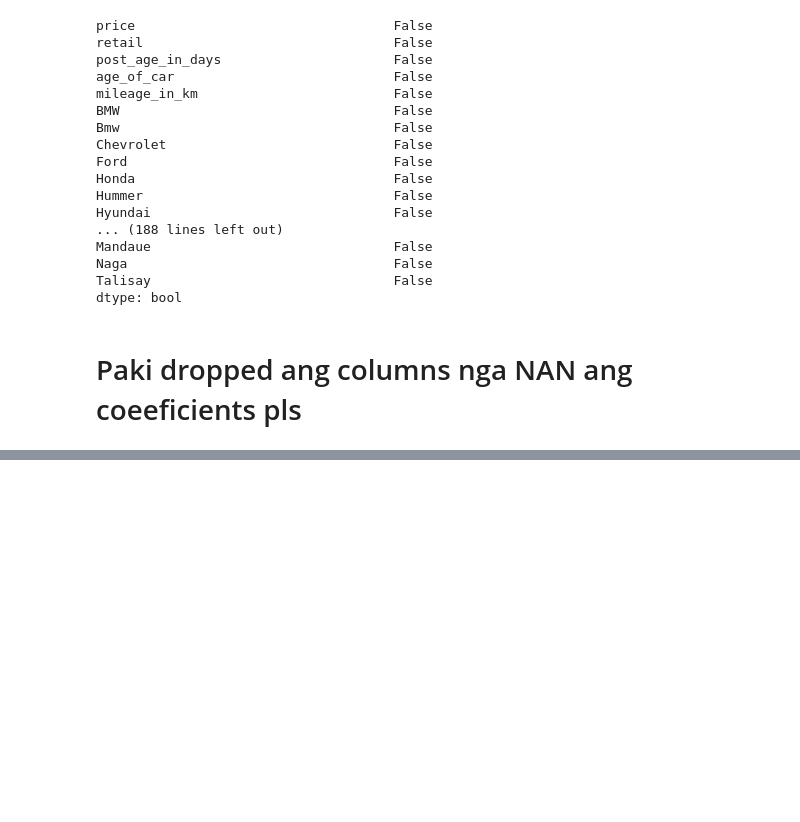
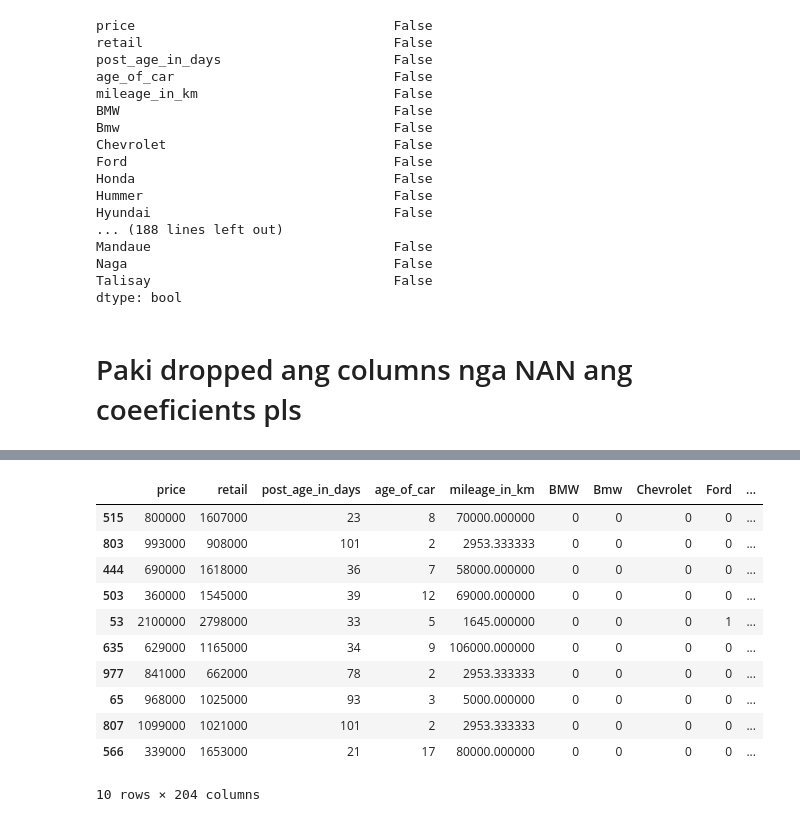
Before and after one commit to kaizerxcx/SecondHandCarsCebu, a Jupyter notebook: CarProject.ipynb, the cells around one changed output, grey strips where cells are left out. Cells and saved outputs as stored; diff of their text form; code cells hidden in the pictures; blank space fills up the shorter version.

```diff
--- a/CarProject.ipynb
+++ b/CarProject.ipynb
@@ -406,0 +430,3 @@ dtype: bool
+# %%
+cars = pd.read_csv("cleaned.csv")
+cars.head()
@@ -406,0 +450,15 @@ dtype: bool
+# %%
+cars.sample(10)
+# %% [output]
+|  | price | retail | post_age_in_days | age_of_car | mileage_in_km | BMW | Bmw | Chevrolet | Ford | ... |
+| 515 | 800000 | 1607000 | 23 | 8 | 70000.000000 | 0 | 0 | 0 | 0 | ... |
+| 803 | 993000 | 908000 | 101 | 2 | 2953.333333 | 0 | 0 | 0 | 0 | ... |
+| 444 | 690000 | 1618000 | 36 | 7 | 58000.000000 | 0 | 0 | 0 | 0 | ... |
+| 503 | 360000 | 1545000 | 39 | 12 | 69000.000000 | 0 | 0 | 0 | 0 | ... |
+| 53 | 2100000 | 2798000 | 33 | 5 | 1645.000000 | 0 | 0 | 0 | 1 | ... |
+| 635 | 629000 | 1165000 | 34 | 9 | 106000.000000 | 0 | 0 | 0 | 0 | ... |
+| 977 | 841000 | 662000 | 78 | 2 | 2953.333333 | 0 | 0 | 0 | 0 | ... |
+| 65 | 968000 | 1025000 | 93 | 3 | 5000.000000 | 0 | 0 | 0 | 0 | ... |
+| 807 | 1099000 | 1021000 | 101 | 2 | 2953.333333 | 0 | 0 | 0 | 0 | ... |
+| 566 | 339000 | 1653000 | 21 | 17 | 80000.000000 | 0 | 0 | 0 | 0 | ... |
+10 rows × 204 columns
```
Also changed, not shown: parts of 10 cells of this notebook.
